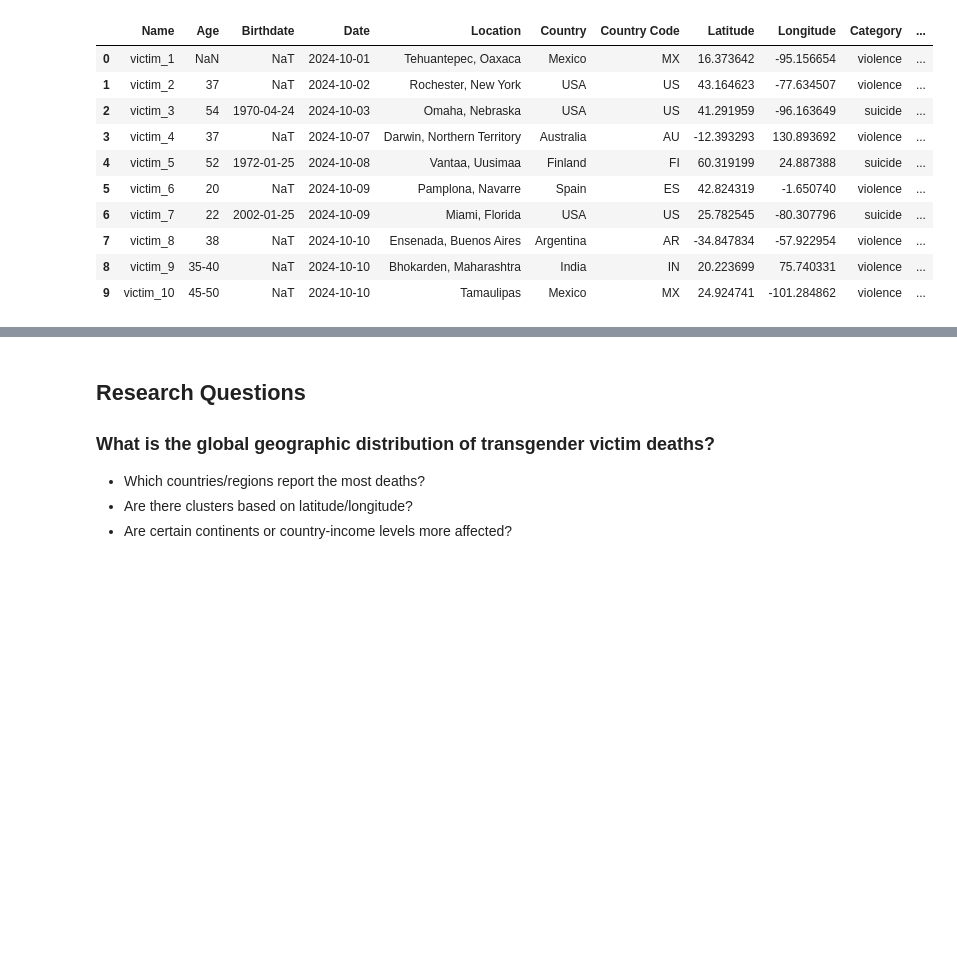
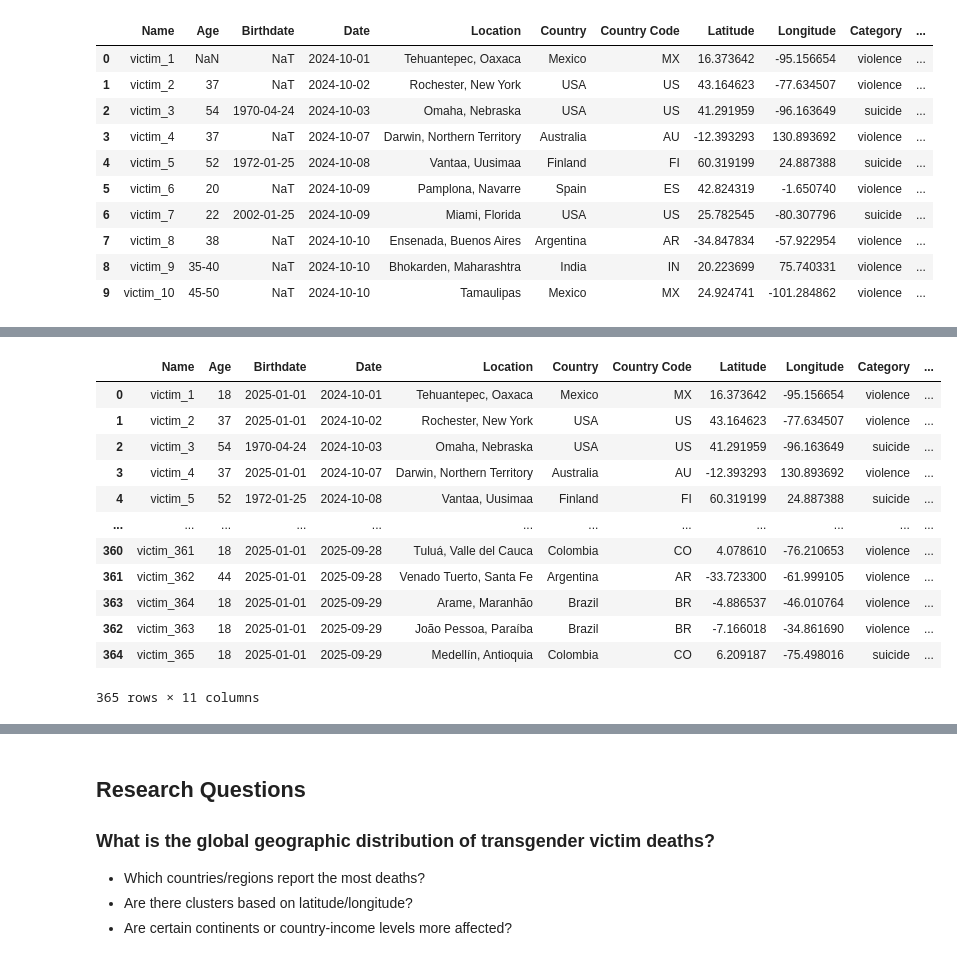
Before and after one commit to amarinmcg/tdorvictimanalysis, a Jupyter notebook: scripts/tdorvictimanalysis.ipynb, the cells around one changed output, grey strips where cells are left out. Cells and saved outputs as stored; diff of their text form; code cells hidden in the pictures; blank space fills up the shorter version.

```diff
--- a/scripts/tdorvictimanalysis.ipynb
+++ b/scripts/tdorvictimanalysis.ipynb
@@ -103,0 +106,4 @@ tdor_data.head(10)
+# %%
+tdor_data['Age'] = tdor_data['Age'].fillna(18)
+# %%
+tdor_data['Age'] = tdor_data['Age'].replace('35-40', 37)
@@ -103,0 +115,3 @@ tdor_data.head(10)
+# %%
+tdor_data['Birthdate'] = tdor_data['Birthdate'].dt.strftime('%Y-%m-%d')
+tdor_data['Birthdate'].head(10)
@@ -103,0 +130,3 @@ tdor_data.head(10)
+# %%
+tdor_data['Birthdate'] = tdor_data['Birthdate'].fillna('2025-01-01')
+tdor_data['Birthdate'].head(10)
@@ -103,0 +145,16 @@ tdor_data.head(10)
+# %%
+tdor_data.drop_duplicates()
+# %% [output]
+|  | Name | Age | Birthdate | Date | Location | Country | Country Code | Latitude | Longitude | Category | ... |
+| 0 | victim_1 | 18 | 2025-01-01 | 2024-10-01 | Tehuantepec, Oaxaca | Mexico | MX | 16.373642 | -95.156654 | violence | ... |
+| 1 | victim_2 | 37 | 2025-01-01 | 2024-10-02 | Rochester, New York | USA | US | 43.164623 | -77.634507 | violence | ... |
+| 2 | victim_3 | 54 | 1970-04-24 | 2024-10-03 | Omaha, Nebraska | USA | US | 41.291959 | -96.163649 | suicide | ... |
+| 3 | victim_4 | 37 | 2025-01-01 | 2024-10-07 | Darwin, Northern Territory | Australia | AU | -12.393293 | 130.893692 | violence | ... |
+| 4 | victim_5 | 52 | 1972-01-25 | 2024-10-08 | Vantaa, Uusimaa | Finland | FI | 60.319199 | 24.887388 | suicide | ... |
+| ... | ... | ... | ... | ... | ... | ... | ... | ... | ... | ... | ... |
+| 360 | victim_361 | 18 | 2025-01-01 | 2025-09-28 | Tuluá, Valle del Cauca | Colombia | CO | 4.078610 | -76.210653 | violence | ... |
+| 361 | victim_362 | 44 | 2025-01-01 | 2025-09-28 | Venado Tuerto, Santa Fe | Argentina | AR | -33.723300 | -61.999105 | violence | ... |
+| 363 | victim_364 | 18 | 2025-01-01 | 2025-09-29 | Arame, Maranhão | Brazil | BR | -4.886537 | -46.010764 | violence | ... |
+| 362 | victim_363 | 18 | 2025-01-01 | 2025-09-29 | João Pessoa, Paraíba | Brazil | BR | -7.166018 | -34.861690 | violence | ... |
+| 364 | victim_365 | 18 | 2025-01-01 | 2025-09-29 | Medellín, Antioquia | Colombia | CO | 6.209187 | -75.498016 | suicide | ... |
+365 rows × 11 columns
```
Also changed, not shown: parts of 6 cells of this notebook.
